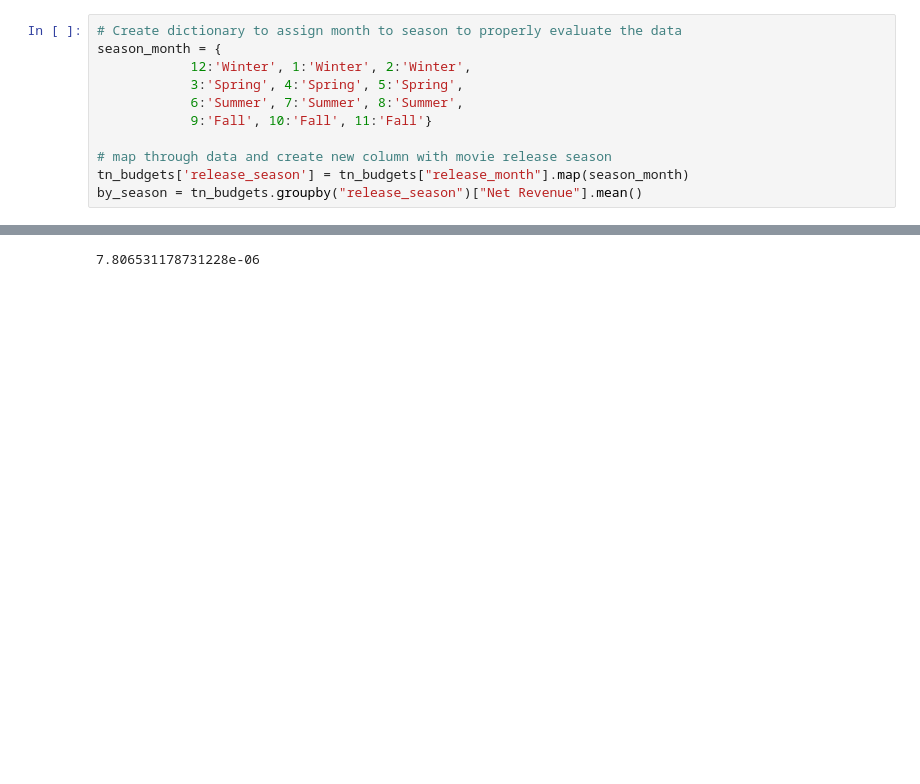
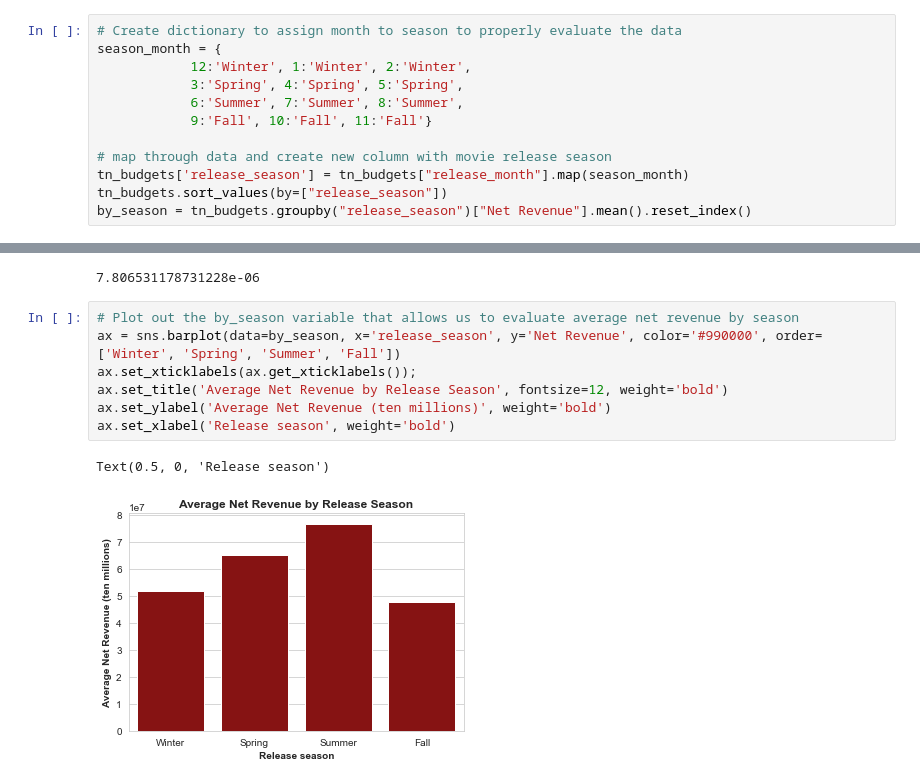
Before and after one commit to ndsecond/capstone-pod-7, a Jupyter notebook: notebooks/nuri-dir/Nuri.ipynb, the cells around one changed output, grey strips where cells are left out. Cells and saved outputs as stored; diff of their text form; blank space fills up the shorter version.

```diff
--- a/notebooks/nuri-dir/Nuri.ipynb
+++ b/notebooks/nuri-dir/Nuri.ipynb
@@ -99,4 +99,5 @@ season_month = {
 
 # map through data and create new column with movie release season
 tn_budgets['release_season'] = tn_budgets["release_month"].map(season_month)
-by_season = tn_budgets.groupby("release_season")["Net Revenue"].mean()
+tn_budgets.sort_values(by=["release_season"])
+by_season = tn_budgets.groupby("release_season")["Net Revenue"].mean().reset_index()
@@ -146,3 +140,13 @@ p_value
 # %% [output]
 p_value = 0.000007806531178731228
 7.806531178731228e-06
+# %%
+# Plot out the by_season variable that allows us to evaluate average net revenue by season
+ax = sns.barplot(data=by_season, x='release_season', y='Net Revenue', color='#990000', order=['Winter', 'Spring', 'Summer', 'Fall'])
+ax.set_xticklabels(ax.get_xticklabels());
+ax.set_title('Average Net Revenue by Release Season', fontsize=12, weight='bold')
+ax.set_ylabel('Average Net Revenue (ten millions)', weight='bold')
+ax.set_xlabel('Release season', weight='bold')
+# %% [output]
+Text(0.5, 0, 'Release season')
+[figure, added]
```
Also changed, not shown: parts of 4 cells of this notebook.
